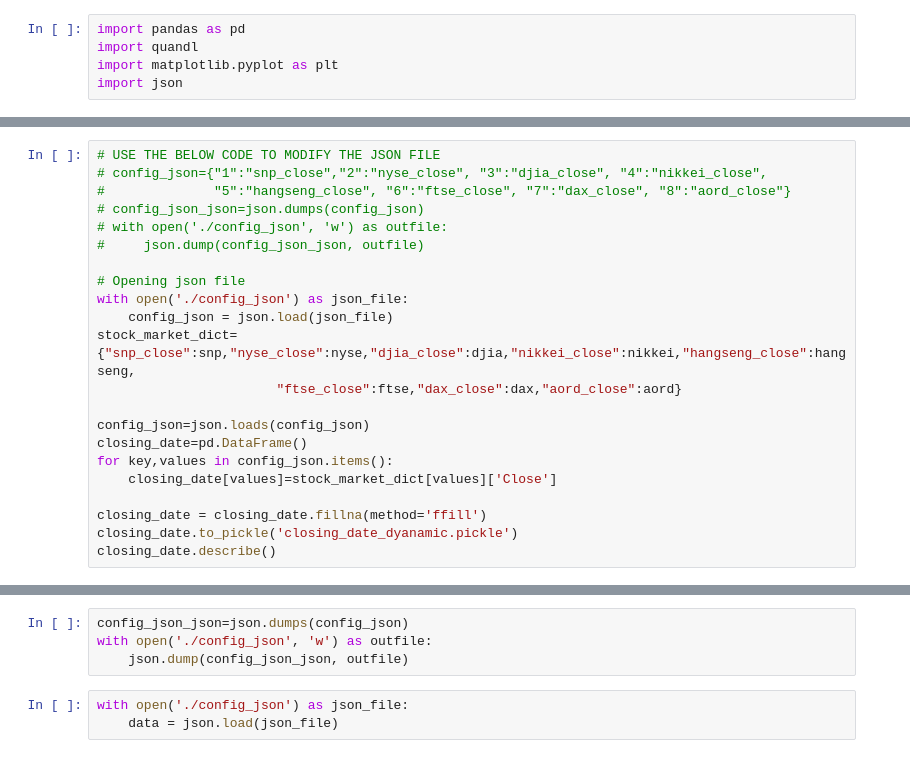
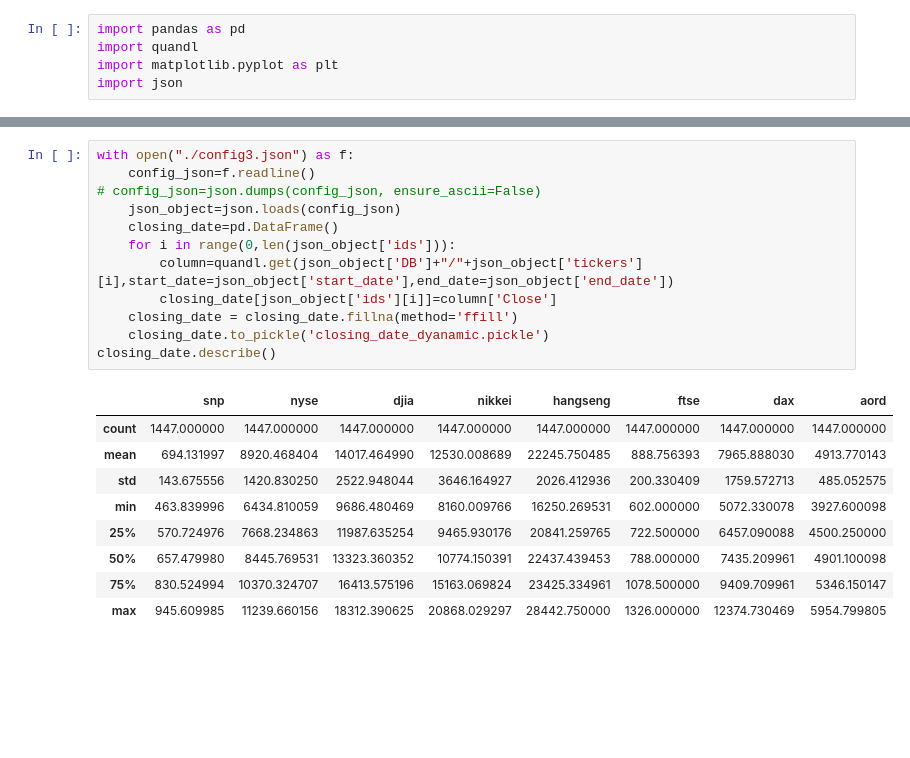
Before and after one commit to saurabhsingh13no/Analyzing_financial_data, a Jupyter notebook: Downloading data from Quandl.ipynb, the cells around one changed output, grey strips where cells are left out. Drawn from its saved outputs; the diff is of its cells as text; blank space fills up the shorter version.

Commit message:
changed config file

```diff
--- a/Downloading data from Quandl.ipynb
+++ b/Downloading data from Quandl.ipynb
@@ -15,22 +5,0 @@ aord=quandl.get("YAHOO/INDEX_AORD", authtoken="NiLCy_frruoznRS-R7hS",start_date=
-# %%
-# USE THE BELOW CODE TO MODIFY THE JSON FILE
-# config_json={"1":"snp_close","2":"nyse_close", "3":"djia_close", "4":"nikkei_close",
-#              "5":"hangseng_close", "6":"ftse_close", "7":"dax_close", "8":"aord_close"}
-# config_json_json=json.dumps(config_json)
-# with open('./config_json', 'w') as outfile:
-#     json.dump(config_json_json, outfile)
-
-# Opening json file
-with open('./config_json') as json_file:
-    config_json = json.load(json_file)
-stock_market_dict={"snp_close":snp,"nyse_close":nyse,"djia_close":djia,"nikkei_close":nikkei,"hangseng_close":hangseng,
-                       "ftse_close":ftse,"dax_close":dax,"aord_close":aord}
-
-config_json=json.loads(config_json)
-closing_date=pd.DataFrame()
-for key,values in config_json.items():
-    closing_date[values]=stock_market_dict[values]['Close']
-
-closing_date = closing_date.fillna(method='ffill')
-closing_date.to_pickle('closing_date_dyanamic.pickle')
-closing_date.describe()
@@ -47,7 +6,22 @@ closing_date.describe()
-# %%
-config_json_json=json.dumps(config_json)
-with open('./config_json', 'w') as outfile:
-    json.dump(config_json_json, outfile)
-# %%
-with open('./config_json') as json_file:
-    data = json.load(json_file)
+# %%
+with open("./config3.json") as f:
+    config_json=f.readline()
+# config_json=json.dumps(config_json, ensure_ascii=False)
+    json_object=json.loads(config_json)
+    closing_date=pd.DataFrame()
+    for i in range(0,len(json_object['ids'])):
+        column=quandl.get(json_object['DB']+"/"+json_object['tickers'][i],start_date=json_object['start_date'],end_date=json_object['end_date'])
+        closing_date[json_object['ids'][i]]=column['Close']
+    closing_date = closing_date.fillna(method='ffill')
+    closing_date.to_pickle('closing_date_dyanamic.pickle')
+closing_date.describe()
+# %% [output]
+|  | snp | nyse | djia | nikkei | hangseng | ftse | dax | aord |
+| count | 1447.000000 | 1447.000000 | 1447.000000 | 1447.000000 | 1447.000000 | 1447.000000 | 1447.000000 | 1447.000000 |
+| mean | 694.131997 | 8920.468404 | 14017.464990 | 12530.008689 | 22245.750485 | 888.756393 | 7965.888030 | 4913.770143 |
+| std | 143.675556 | 1420.830250 | 2522.948044 | 3646.164927 | 2026.412936 | 200.330409 | 1759.572713 | 485.052575 |
+| min | 463.839996 | 6434.810059 | 9686.480469 | 8160.009766 | 16250.269531 | 602.000000 | 5072.330078 | 3927.600098 |
+| 25% | 570.724976 | 7668.234863 | 11987.635254 | 9465.930176 | 20841.259765 | 722.500000 | 6457.090088 | 4500.250000 |
+| 50% | 657.479980 | 8445.769531 | 13323.360352 | 10774.150391 | 22437.439453 | 788.000000 | 7435.209961 | 4901.100098 |
+| 75% | 830.524994 | 10370.324707 | 16413.575196 | 15163.069824 | 23425.334961 | 1078.500000 | 9409.709961 | 5346.150147 |
+| max | 945.609985 | 11239.660156 | 18312.390625 | 20868.029297 | 28442.750000 | 1326.000000 | 12374.730469 | 5954.799805 |
```
Also changed, not shown: parts of 2 cells of this notebook, 13 other files.
